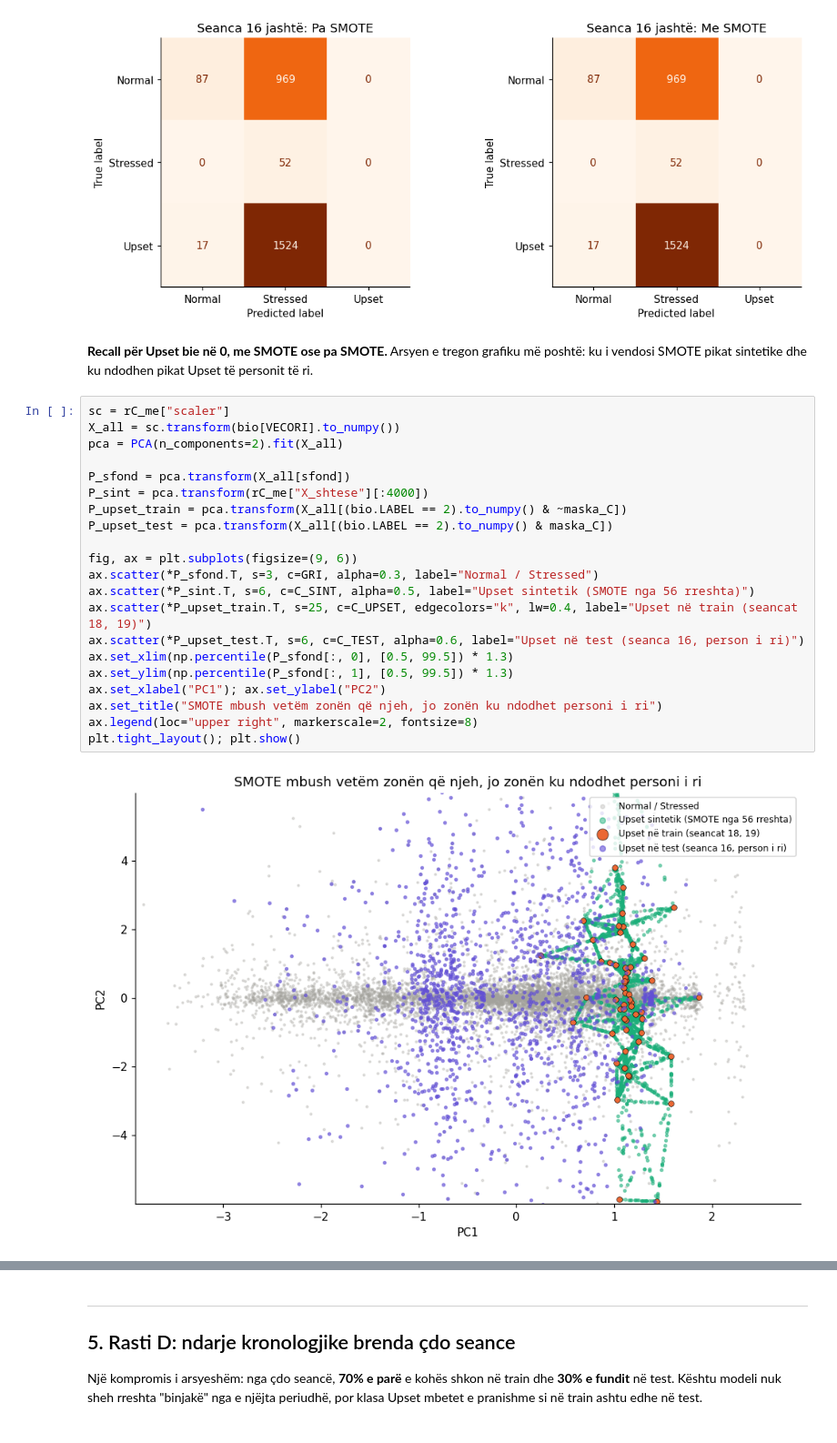
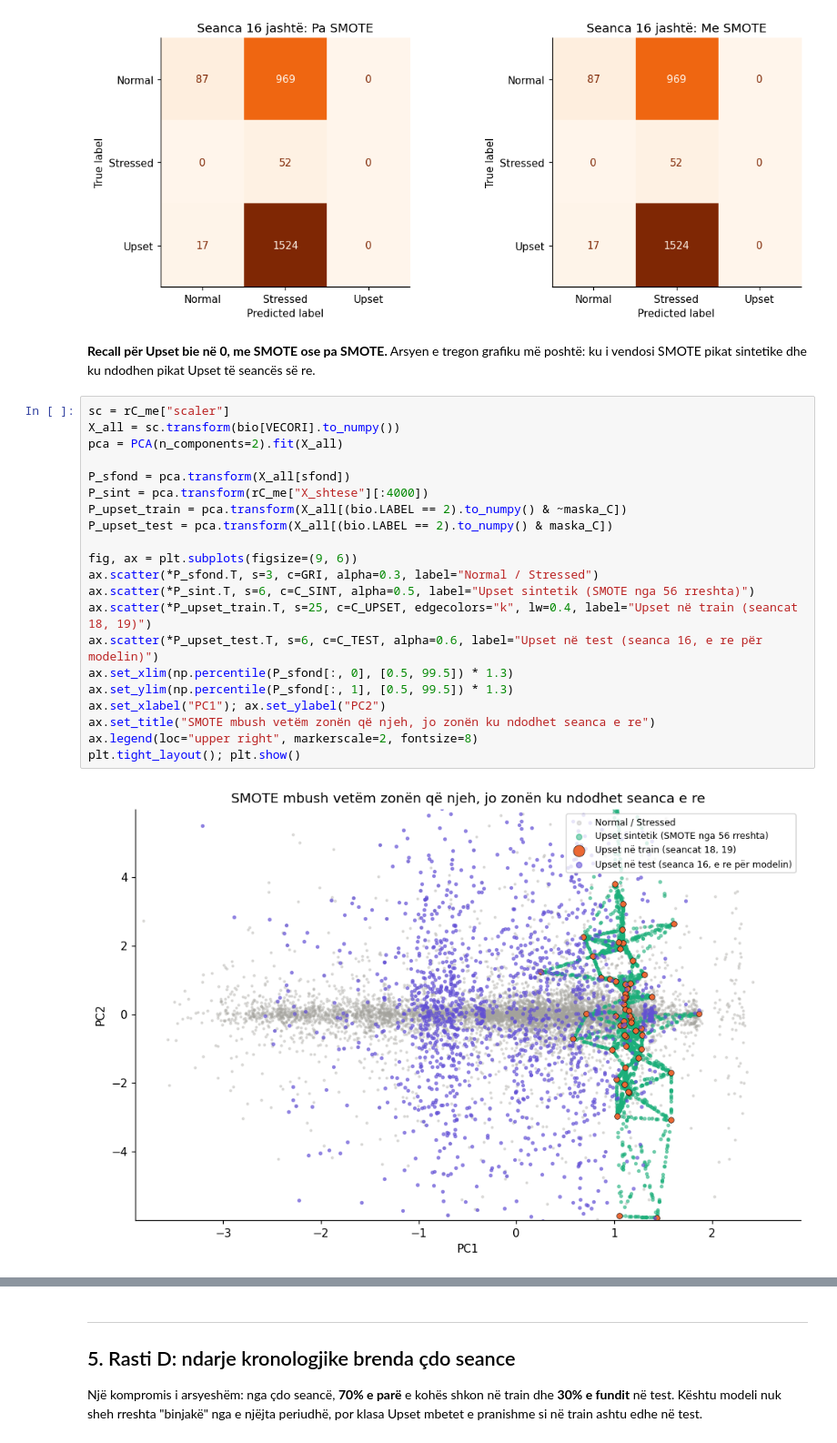
Before and after one commit to albenaveseli/the-missing-1.54-smote, a Jupyter notebook: SMOTE_BIOSTRESS.ipynb, the cells around one changed output, grey strips where cells are left out. Shown at 91% size. Drawn from its saved outputs; the diff is of its cells as text.

```diff
--- a/SMOTE_BIOSTRESS.ipynb
+++ b/SMOTE_BIOSTRESS.ipynb
@@ -648,28 +652,28 @@ matricat(rC_pa, rC_me, "Seanca 16 jashtë")
 # %% [output]
 [figure]
 # %% [markdown]
-**Recall për Upset bie në 0, me SMOTE ose pa SMOTE.** Arsyen e tregon grafiku më poshtë: ku i vendosi SMOTE pikat sintetike dhe ku ndodhen pikat Upset të personit të ri.
+**Recall për Upset bie në 0, me SMOTE ose pa SMOTE.** Arsyen e tregon grafiku më poshtë: ku i vendosi SMOTE pikat sintetike dhe ku ndodhen pikat Upset të seancës së re.
 # %%
 sc = rC_me["scaler"]
 X_all = sc.transform(bio[VECORI].to_numpy())
 pca = PCA(n_components=2).fit(X_all)
 
 P_sfond = pca.transform(X_all[sfond])
 P_sint = pca.transform(rC_me["X_shtese"][:4000])
 P_upset_train = pca.transform(X_all[(bio.LABEL == 2).to_numpy() & ~maska_C])
 P_upset_test = pca.transform(X_all[(bio.LABEL == 2).to_numpy() & maska_C])
 
 fig, ax = plt.subplots(figsize=(9, 6))
 ax.scatter(*P_sfond.T, s=3, c=GRI, alpha=0.3, label="Normal / Stressed")
 ax.scatter(*P_sint.T, s=6, c=C_SINT, alpha=0.5, label="Upset sintetik (SMOTE nga 56 rreshta)")
 ax.scatter(*P_upset_train.T, s=25, c=C_UPSET, edgecolors="k", lw=0.4, label="Upset në train (seancat 18, 19)")
-ax.scatter(*P_upset_test.T, s=6, c=C_TEST, alpha=0.6, label="Upset në test (seanca 16, person i ri)")
+ax.scatter(*P_upset_test.T, s=6, c=C_TEST, alpha=0.6, label="Upset në test (seanca 16, e re për modelin)")
 ax.set_xlim(np.percentile(P_sfond[:, 0], [0.5, 99.5]) * 1.3)
 ax.set_ylim(np.percentile(P_sfond[:, 1], [0.5, 99.5]) * 1.3)
 ax.set_xlabel("PC1"); ax.set_ylabel("PC2")
-ax.set_title("SMOTE mbush vetëm zonën që njeh, jo zonën ku ndodhet personi i ri")
+ax.set_title("SMOTE mbush vetëm zonën që njeh, jo zonën ku ndodhet seanca e re")
 ax.legend(loc="upper right", markerscale=2, fontsize=8)
 plt.tight_layout(); plt.show()
 # %% [output]
-[figure, old version]
+[figure, new version]
 # %% [markdown]
```
Also changed, not shown: parts of 15 cells of this notebook, 4 other files.
